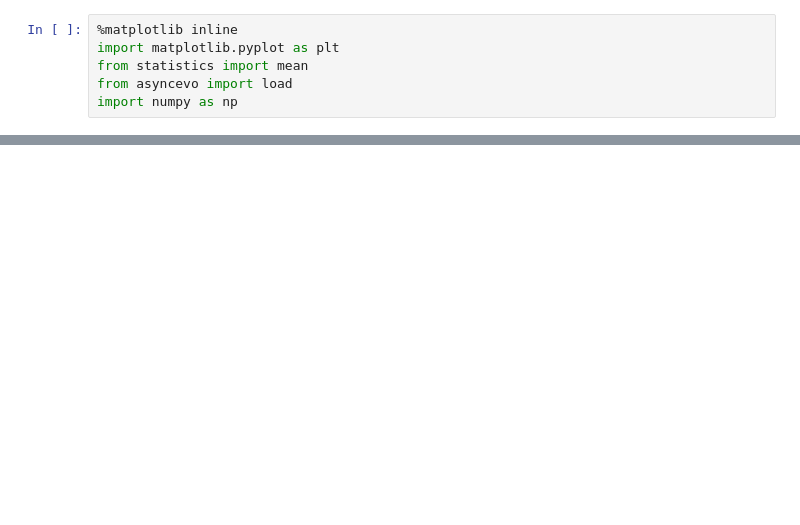
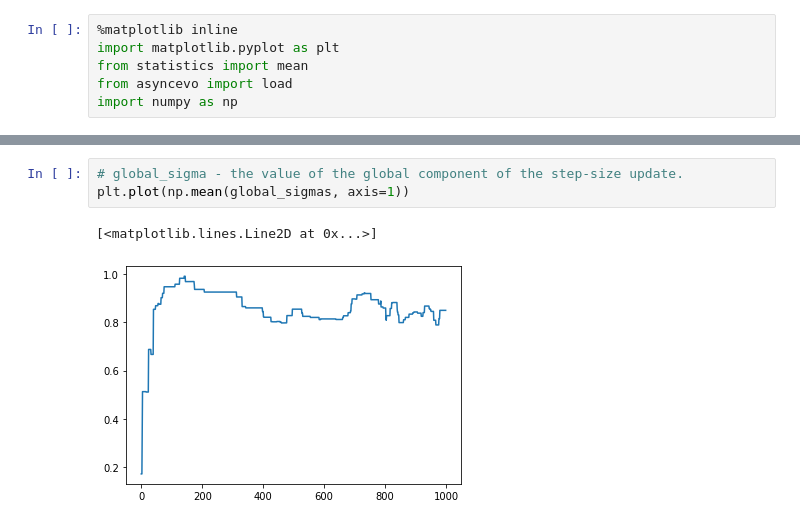
Before and after one commit to Nathaniel-Rodriguez/asyncevo, a Jupyter notebook: examples/diagnostic_example.ipynb, the cells around one changed output, grey strips where cells are left out. Drawn from its saved outputs; the diff is of its cells as text; blank space fills up the shorter version.

```diff
--- a/examples/diagnostic_example.ipynb
+++ b/examples/diagnostic_example.ipynb
@@ -41,0 +29,6 @@ plt.plot(np.mean(path_norms, axis=0))
+# %%
+# global_sigma - the value of the global component of the step-size update.
+plt.plot(np.mean(global_sigmas, axis=1))
+# %% [output]
+[<matplotlib.lines.Line2D at 0x...>]
+[figure, added]
```
Also changed, not shown: parts of 11 cells of this notebook, 1 other file.
